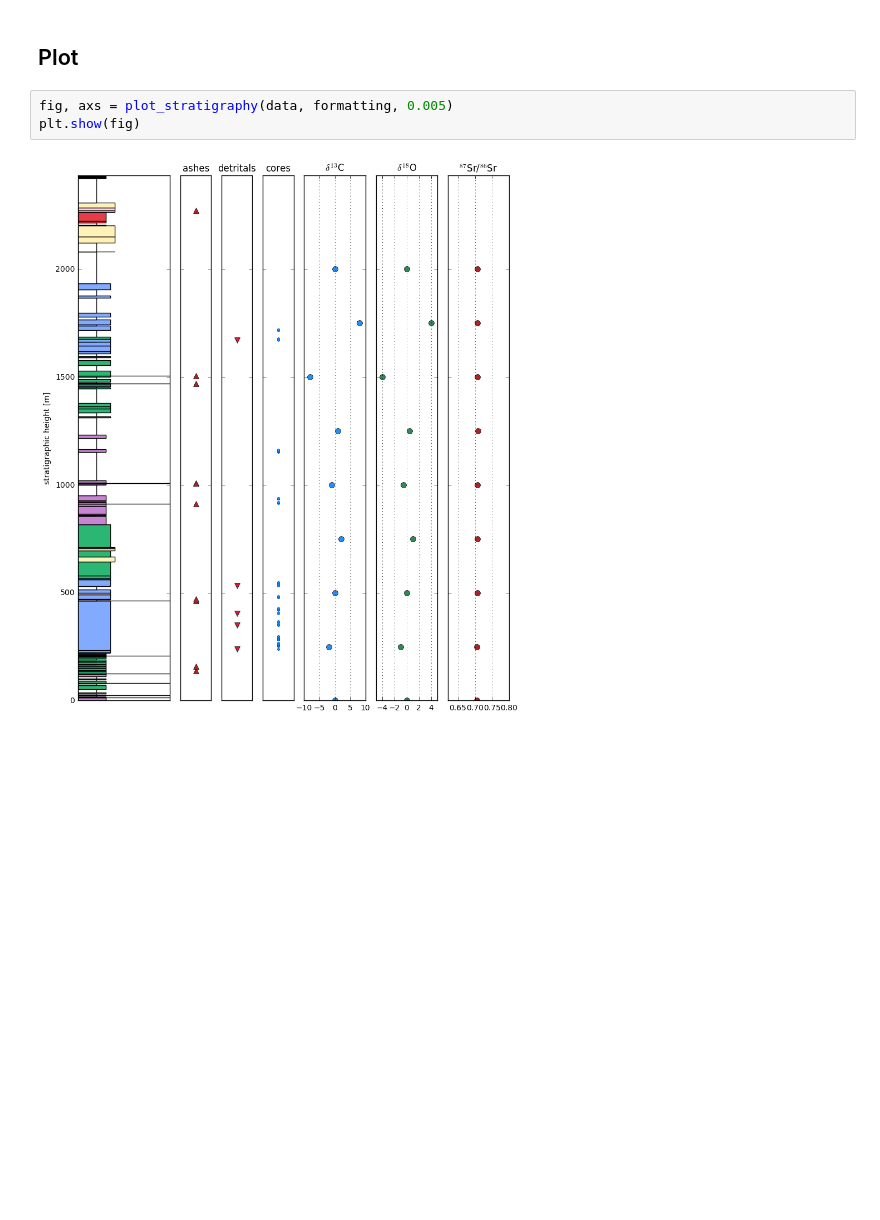
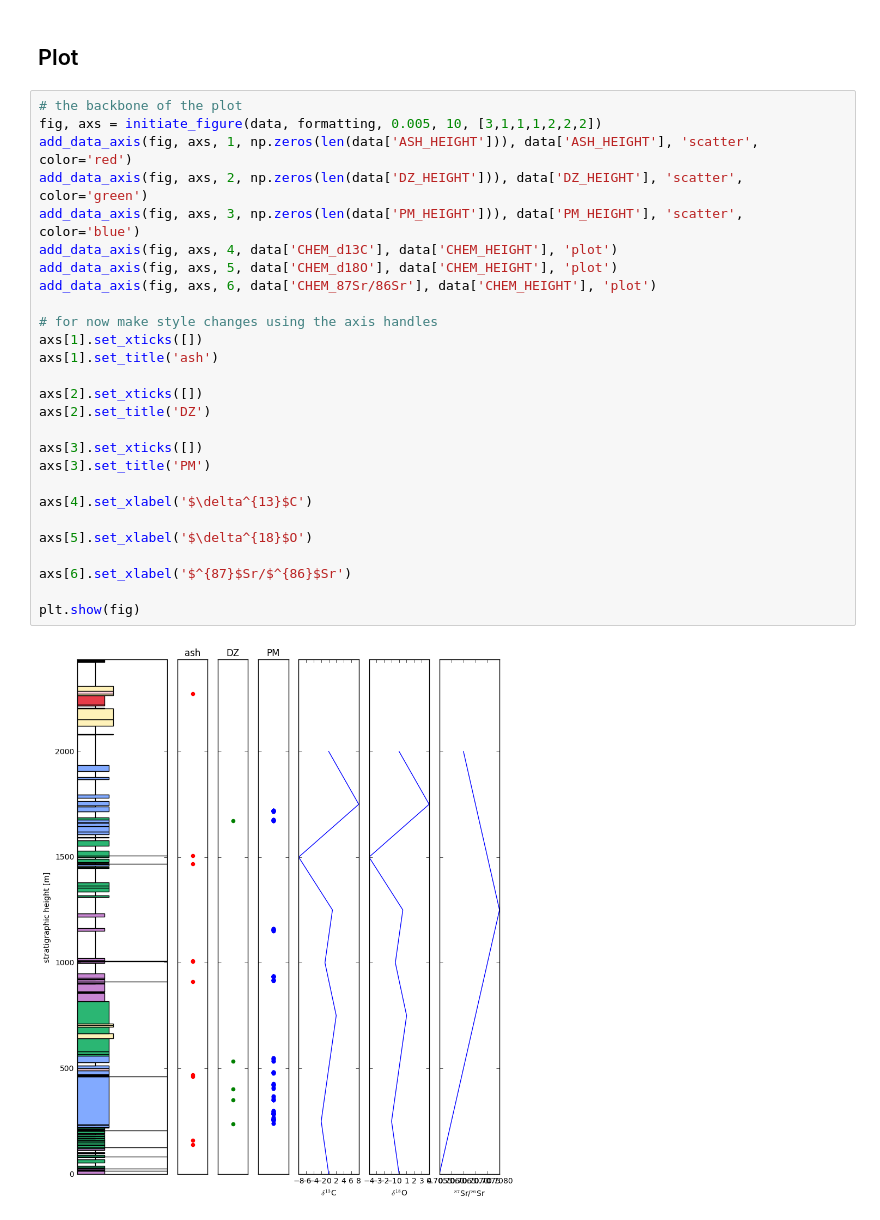
Before and after one commit to yuempark/pystrat, a Jupyter notebook: pyStrat_draft.ipynb, the cells around one changed output. Saved outputs shown, nothing was run; the diff lists cells and outputs as text; blank space fills up the shorter version.

```diff
--- a/pyStrat_draft.ipynb
+++ b/pyStrat_draft.ipynb
@@ -32,8 +33,32 @@ integrity_check(data, formatting)
 Colour and width check passed.
 # %% [markdown]
 ## Plot
-# %%
-fig, axs = plot_stratigraphy(data, formatting, 0.005)
-plt.show(fig)
-# %% [output]
-[figure, removed]
+# %%
+# the backbone of the plot
+fig, axs = initiate_figure(data, formatting, 0.005, 10, [3,1,1,1,2,2,2])
+add_data_axis(fig, axs, 1, np.zeros(len(data['ASH_HEIGHT'])), data['ASH_HEIGHT'], 'scatter', color='red')
+add_data_axis(fig, axs, 2, np.zeros(len(data['DZ_HEIGHT'])), data['DZ_HEIGHT'], 'scatter', color='green')
+add_data_axis(fig, axs, 3, np.zeros(len(data['PM_HEIGHT'])), data['PM_HEIGHT'], 'scatter', color='blue')
+add_data_axis(fig, axs, 4, data['CHEM_d13C'], data['CHEM_HEIGHT'], 'plot')
+add_data_axis(fig, axs, 5, data['CHEM_d18O'], data['CHEM_HEIGHT'], 'plot')
+add_data_axis(fig, axs, 6, data['CHEM_87Sr/86Sr'], data['CHEM_HEIGHT'], 'plot')
+
+# for now make style changes using the axis handles
+axs[1].set_xticks([])
+axs[1].set_title('ash')
+
+axs[2].set_xticks([])
+axs[2].set_title('DZ')
+
+axs[3].set_xticks([])
+axs[3].set_title('PM')
+
+axs[4].set_xlabel('$\delta^{13}$C')
+
+axs[5].set_xlabel('$\delta^{18}$O')
+
+axs[6].set_xlabel('$^{87}$Sr/$^{86}$Sr')
+
+plt.show(fig)
+# %% [output]
+[figure, added]
```
Also changed, not shown: parts of 1 cell of this notebook, 1 other file.
